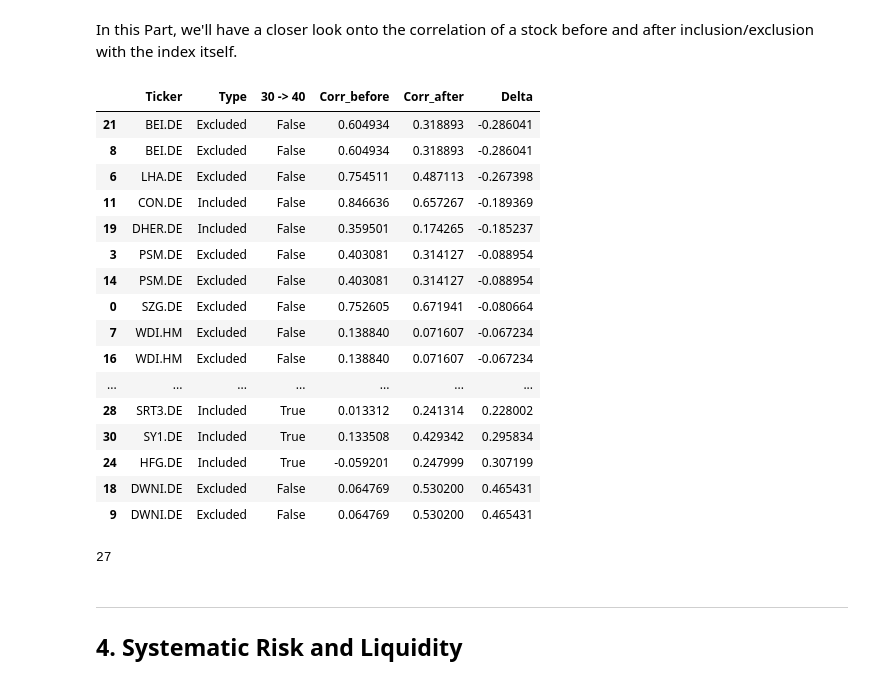
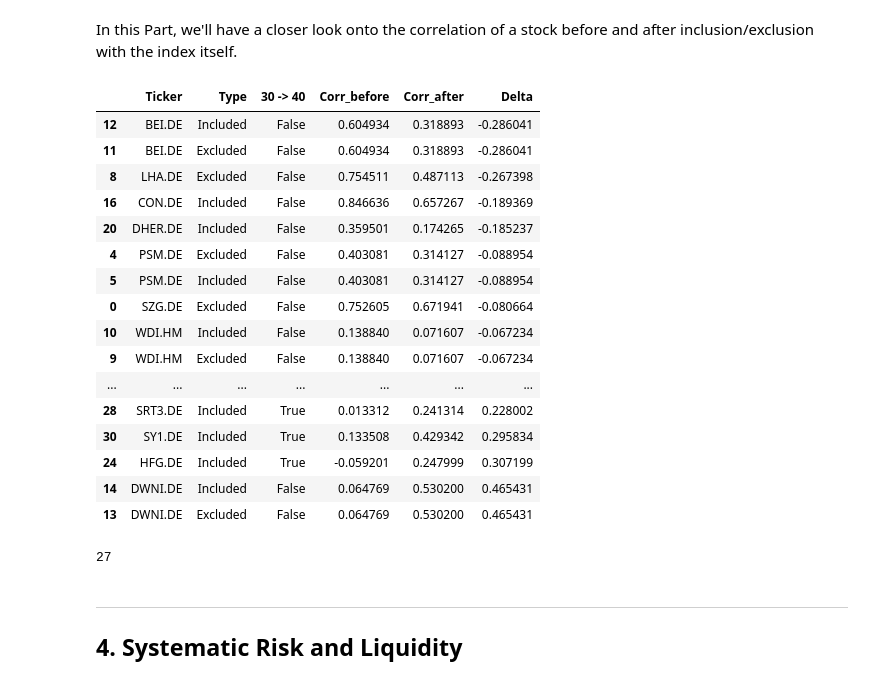
Before and after one commit to LarsWrede/GFSM, a Jupyter notebook: Index Revision and Stock Returns.ipynb, the cells around one changed output. Cells and saved outputs as stored; diff of their text form; code cells hidden in the pictures.

Commit message:
corr commit

```diff
--- a/Index Revision and Stock Returns.ipynb
+++ b/Index Revision and Stock Returns.ipynb
@@ -443,52 +443,53 @@ In this Part, we'll have a closer look onto the correlation of a stock before an
 # %%
 data = returns_daily_included
 data.update(returns_daily_excluded)
 dax = returns_daily['^GDAXI']
+unique_stocks = list(dict.fromkeys(list(info_df.loc[~info_df['Type'].isnull()]['Symbol'])))
 
 corr_df_list = []
-for s in info_df.loc[~info_df['Type'].isnull()]['Symbol']:
-    temp_date = info_df.loc[info_df['Symbol'] == s]['Date'].values[0]
-    temp_data_before = data[s].to_frame().loc[temp_date - np.timedelta64(365,'D'):temp_date]['Adj Close']
-    temp_data_after = data[s].to_frame().loc[temp_date:temp_date + np.timedelta64(365,'D')]['Adj Close']
-    temp_dax_before = dax.loc[temp_date - np.timedelta64(365,'D'):temp_date]
-    temp_dax_after = dax.loc[temp_date:temp_date + np.timedelta64(365,'D')]
-    corr_before = temp_data_before.corr(temp_dax_before)
-    corr_after = temp_data_after.corr(temp_dax_after)
-    if temp_date == np.datetime64('2021-09-20'):
-        big_inc = True
-    else:
-        big_inc = False
-    corr_df_list.append({'Ticker': s, 'Type': info_df.loc[info_df['Symbol'] == s]['Type'].values[0], '30 -> 40': big_inc, 'Corr_before': corr_before, 'Corr_after': corr_after, 'Delta': corr_after - corr_before})
-
-#data = returns_daily_excluded
-
+for s in unique_stocks:
+    for t in info_df.loc[~info_df['Type'].isnull()].loc[info_df['Symbol'] == s]['Type']:
+        temp_date = info_df.loc[info_df['Symbol'] == s]['Date'].values[0]
+        temp_data_before = data[s].to_frame().loc[temp_date - np.timedelta64(365,'D'):temp_date]['Adj Close']
+        temp_data_after = data[s].to_frame().loc[temp_date:temp_date + np.timedelta64(365,'D')]['Adj Close']
+        temp_dax_before = dax.loc[temp_date - np.timedelta64(365,'D'):temp_date]
+        temp_dax_after = dax.loc[temp_date:temp_date + np.timedelta64(365,'D')]
+        corr_before = temp_data_before.corr(temp_dax_before)
+        corr_after = temp_data_after.corr(temp_dax_after)
+        if temp_date == np.datetime64('2021-09-20'):
+            big_inc = True
+        else:
+            big_inc = False
+        corr_df_list.append({'Ticker': s, 'Type': t, '30 -> 40': big_inc, 'Corr_before': corr_before, 'Corr_after': corr_after, 'Delta': corr_after - corr_before})
 
 corr_df = pd.DataFrame(corr_df_list)
 corr_df.sort_values(by=['Delta'], inplace=True)
-#print(corr_df['Delta'].mean())
 corr_df
 # %% [output]
 |  | Ticker | Type | 30 -> 40 | Corr_before | Corr_after | Delta |
-| 21 | BEI.DE | Excluded | False | 0.604934 | 0.318893 | -0.286041 |
-| 8 | BEI.DE | Excluded | False | 0.604934 | 0.318893 | -0.286041 |
-| 6 | LHA.DE | Excluded | False | 0.754511 | 0.487113 | -0.267398 |
-| 11 | CON.DE | Included | False | 0.846636 | 0.657267 | -0.189369 |
-| 19 | DHER.DE | Included | False | 0.359501 | 0.174265 | -0.185237 |
-| 3 | PSM.DE | Excluded | False | 0.403081 | 0.314127 | -0.088954 |
-| 14 | PSM.DE | Excluded | False | 0.403081 | 0.314127 | -0.088954 |
+| 12 | BEI.DE | Included | False | 0.604934 | 0.318893 | -0.286041 |
+| 11 | BEI.DE | Excluded | False | 0.604934 | 0.318893 | -0.286041 |
+| 8 | LHA.DE | Excluded | False | 0.754511 | 0.487113 | -0.267398 |
+| 16 | CON.DE | Included | False | 0.846636 | 0.657267 | -0.189369 |
+| 20 | DHER.DE | Included | False | 0.359501 | 0.174265 | -0.185237 |
+| 4 | PSM.DE | Excluded | False | 0.403081 | 0.314127 | -0.088954 |
+| 5 | PSM.DE | Included | False | 0.403081 | 0.314127 | -0.088954 |
 | 0 | SZG.DE | Excluded | False | 0.752605 | 0.671941 | -0.080664 |
-| 7 | WDI.HM | Excluded | False | 0.138840 | 0.071607 | -0.067234 |
-| 16 | WDI.HM | Excluded | False | 0.138840 | 0.071607 | -0.067234 |
+| 10 | WDI.HM | Included | False | 0.138840 | 0.071607 | -0.067234 |
+| 9 | WDI.HM | Excluded | False | 0.138840 | 0.071607 | -0.067234 |
 | ... | ... | ... | ... | ... | ... | ... |
 | 28 | SRT3.DE | Included | True | 0.013312 | 0.241314 | 0.228002 |
 | 30 | SY1.DE | Included | True | 0.133508 | 0.429342 | 0.295834 |
 | 24 | HFG.DE | Included | True | -0.059201 | 0.247999 | 0.307199 |
-| 18 | DWNI.DE | Excluded | False | 0.064769 | 0.530200 | 0.465431 |
-| 9 | DWNI.DE | Excluded | False | 0.064769 | 0.530200 | 0.465431 |
+| 14 | DWNI.DE | Included | False | 0.064769 | 0.530200 | 0.465431 |
+| 13 | DWNI.DE | Excluded | False | 0.064769 | 0.530200 | 0.465431 |
-# %%
-len(data)
-# %% [output]
-27
+# %%
+len(list(dict.fromkeys(list(info_df.loc[~info_df['Type'].isnull()]['Symbol']))))
+#s
+#list(dict.fromkeys(list(info_df.loc[~info_df['Type'].isnull()]['Symbol'])))
+len(corr_df)
+# %% [output]
+27
 # %% [markdown]
 ___
 ## 4. Systematic Risk and Liquidity <a class="anchor" id="7-bullet"></a>
```
Also changed, not shown: parts of 2 cells of this notebook.
